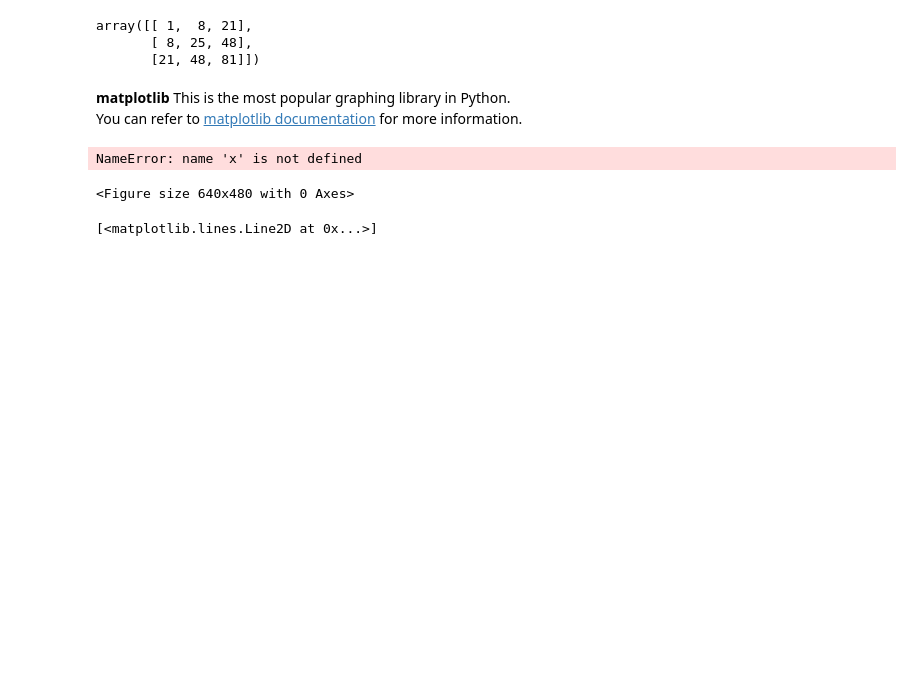
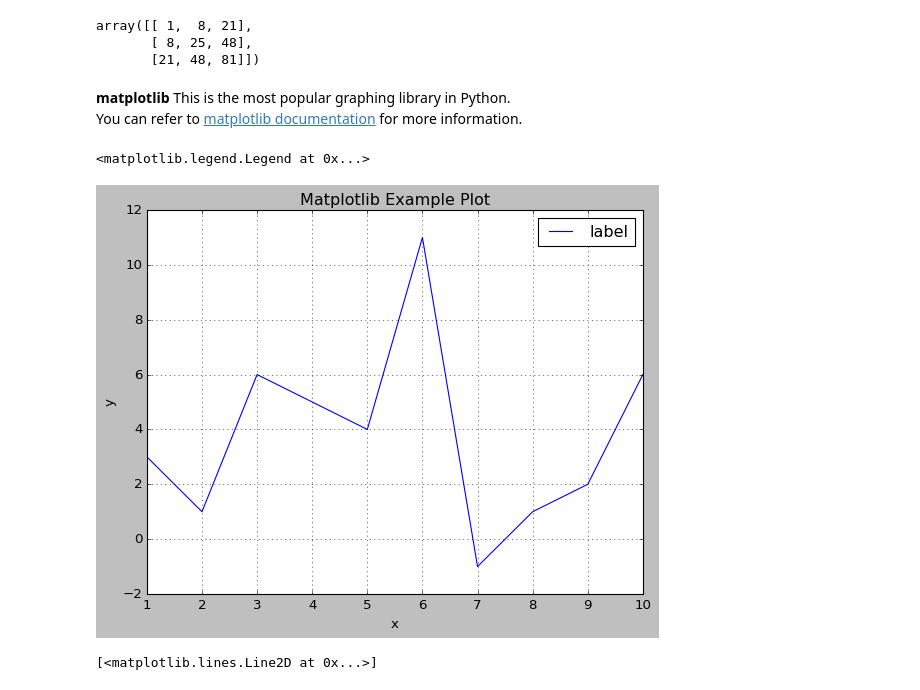
Before and after one commit to oats-center/PythonInDigitalAg, a Jupyter notebook: Demonstration Workbook 2.ipynb, the cells around one changed output. Drawn from its saved outputs; the diff is of its cells as text; code cells hidden in the pictures; blank space fills up the shorter version.

```diff
--- a/Demonstration Workbook 2.ipynb
+++ b/Demonstration Workbook 2.ipynb
@@ -197,15 +200,16 @@ You can refer to [matplotlib documentation](https://matplotlib.org/stable/users/
 # %%
 # Import matplotlib and define an alias "plt".
 import matplotlib as mpl
-import matplotlib.pyplot as plt
-fig = plt.figure()
-plt.style.use('classic')
-plt.plot(x, y)
-plt.title("Example Plot")
-plt.xlabel("x")
-plt.ylabel("y")
-plt.grid()
+import matplotlib.pyplot as plt #importing pyplot from matplotlib   #pyplot is a collection of command style functions that make matplotlib work like MATLAB.
+fig = plt.figure() # Create a figure object
+plt.style.use('classic')# Use the classic style for plotting
+plt.plot(x, y, label="label")# Plot y versus x with label.
+plt.title("Matplotlib Example Plot")# Add a title
+plt.xlabel("x")# Add x-axis label
+plt.ylabel("y")# Add y-axis label
+plt.grid()# Add a grid to the plot background.
+plt.legend()# Add legend.
 # %% [output]
-NameError: name 'x' is not defined
+<matplotlib.legend.Legend at 0x...>
-<Figure size 640x480 with 0 Axes>
+[figure, added]
 # %%
```
Also changed, not shown: parts of 24 cells of this notebook, 13 other files.
